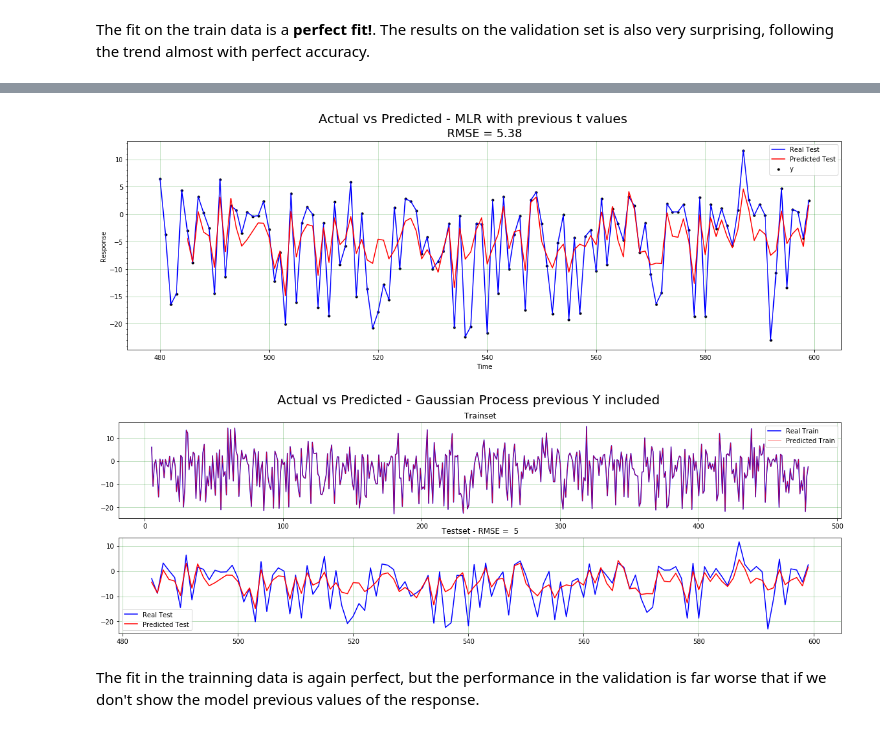
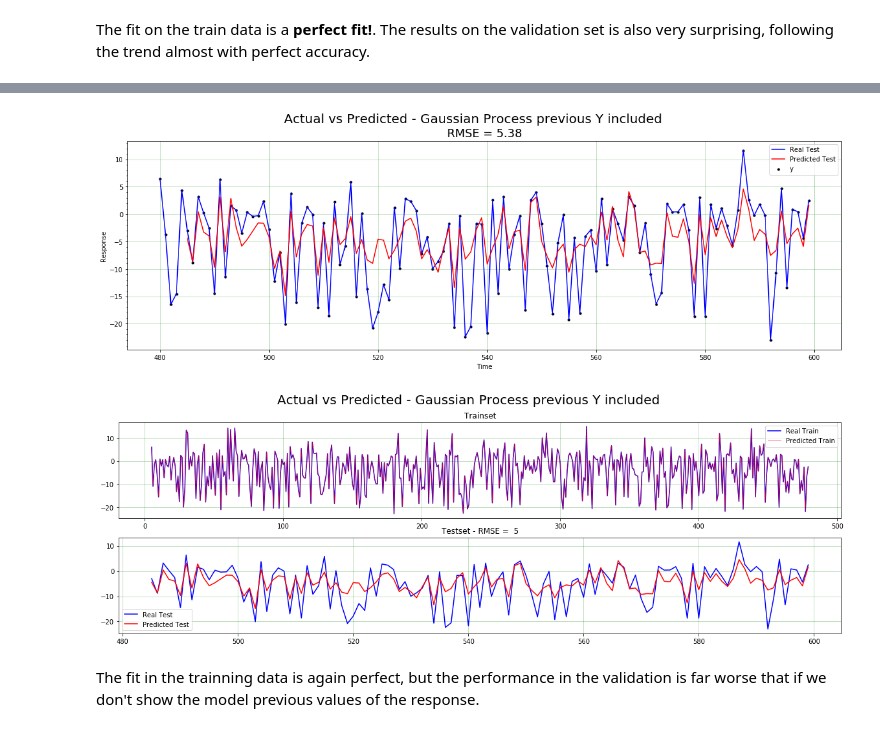
Before and after one commit to johndpope/modern_approaches_ML_summary, a Jupyter notebook: Models Notebook/Gaussian Process.ipynb, the cells around one changed output, grey strips where cells are left out. Saved outputs shown, nothing was run; the diff lists cells and outputs as text; code cells hidden in the pictures.

```diff
--- a/Models Notebook/Gaussian Process.ipynb
+++ b/Models Notebook/Gaussian Process.ipynb
@@ -180,7 +206,7 @@ Time to train 7.18
 # %%
 # Plot predictions
 f, ax = plt.subplots(1, figsize=(20,6))
-plt.suptitle('Actual vs Predicted - MLR with previous t values' , fontsize=20)
+plt.suptitle('Actual vs Predicted - Gaussian Process previous Y included' , fontsize=20)
 plt.title('RMSE = %.2f' % gp_rmse_inc, fontsize = 18)
 plt.grid(color='green', linewidth=0.5, alpha=0.5)
 
@@ -188,34 +214,34 @@ plt.scatter(testset.index, testset.y, color='black', s=10)
 plt.plot(testset.index, testset.y, color='b', label='Real Test')
 plt.plot(testset.index[w:], gp_y_pred_inc, color='r', label='Predicted Test')
 
 ax.yaxis.set_major_locator(ticker.MultipleLocator(5))
 ax.yaxis.set_minor_locator(ticker.MultipleLocator(1))
 plt.xlabel('Time')
 plt.ylabel('Response')
 plt.legend()
 plt.show()
 
 
 # Complete Plot
 f, (ax1, ax2) = plt.subplots(2,1, figsize=(20,6))
 plt.suptitle('Actual vs Predicted - Gaussian Process previous Y included' , fontsize=20)
 ax1.grid(color='green', linewidth=0.5, alpha=0.5)
 ax2.grid(color='green', linewidth=0.5, alpha=0.5)
 
 ax1.plot(trainset.index[w:], train_windows['y'], color='b', label='Real Train')
 ax1.plot(trainset.index[w:], gp_y_fit_inc, color='r',
          linewidth=0.8, alpha=0.8, label='Predicted Train')
 ax1.legend()
 ax1.set_title('Trainset')
 
 ax2.plot(testset.index[w:], test_windows['y'], color='b', label='Real Test')
 ax2.plot(testset.index[w:], gp_y_pred_inc, color='r', label='Predicted Test')
 ax2.set_title('Testset - RMSE = %2.f' % gp_rmse_inc)
 ax2.legend()
 
 plt.show()
 # %% [output]
-[figure, old version]
+[figure, new version]
 [figure]
 # %% [markdown]
 The fit in the trainning data is again perfect, but the performance in the validation is far worse that if we don't show the model previous values of the response.
```
Also changed, not shown: parts of 6 cells of this notebook, 5 other files.
